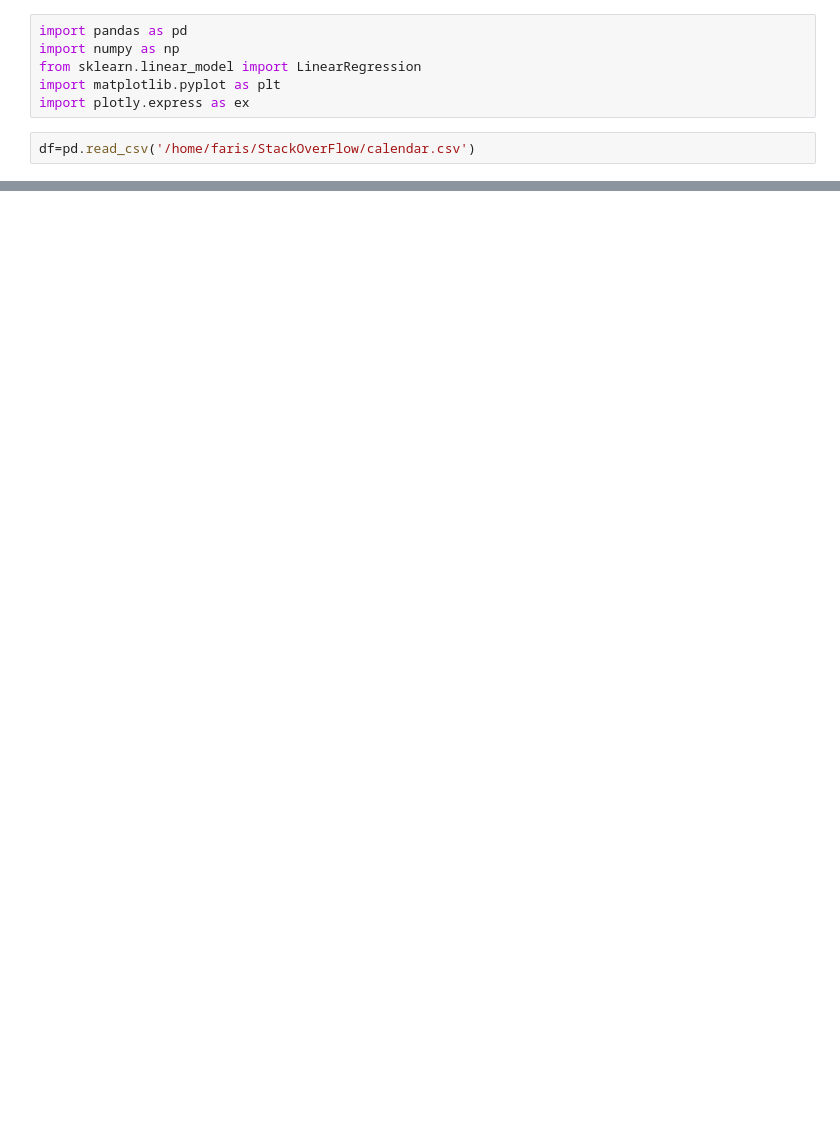
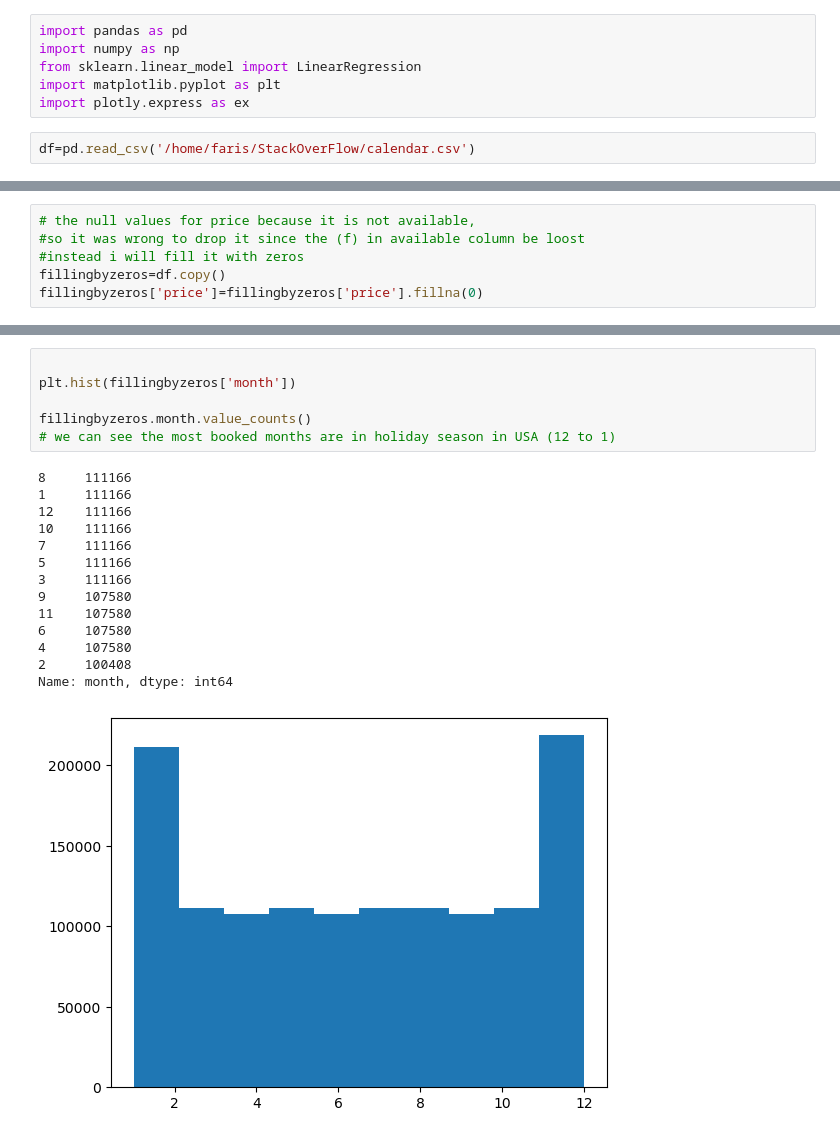
Before and after one commit to fares1419/Saudi-booking, a Jupyter notebook: code.ipynb, the cells around one changed output, grey strips where cells are left out. Saved outputs shown, nothing was run; the diff lists cells and outputs as text; blank space fills up the shorter version.

```diff
--- a/code.ipynb
+++ b/code.ipynb
@@ -102,0 +80,6 @@ plt.hist(df['month'])
+# %%
+# the null values for price because it is not available,
+#so it was wrong to drop it since the (f) in available column be loost
+#instead i will fill it with zeros
+fillingbyzeros=df.copy()
+fillingbyzeros['price']=fillingbyzeros['price'].fillna(0)
@@ -102,0 +100,21 @@ plt.hist(df['month'])
+# %%
+
+plt.hist(fillingbyzeros['month'])
+
+fillingbyzeros.month.value_counts()
+# we can see the most booked months are in holiday season in USA (12 to 1)
+# %% [output]
+8     111166
+1     111166
+12    111166
+10    111166
+7     111166
+5     111166
+3     111166
+9     107580
+11    107580
+6     107580
+4     107580
+2     100408
+Name: month, dtype: int64
+[figure, added]
```
Also changed, not shown: parts of 22 cells of this notebook, 3 other files.
